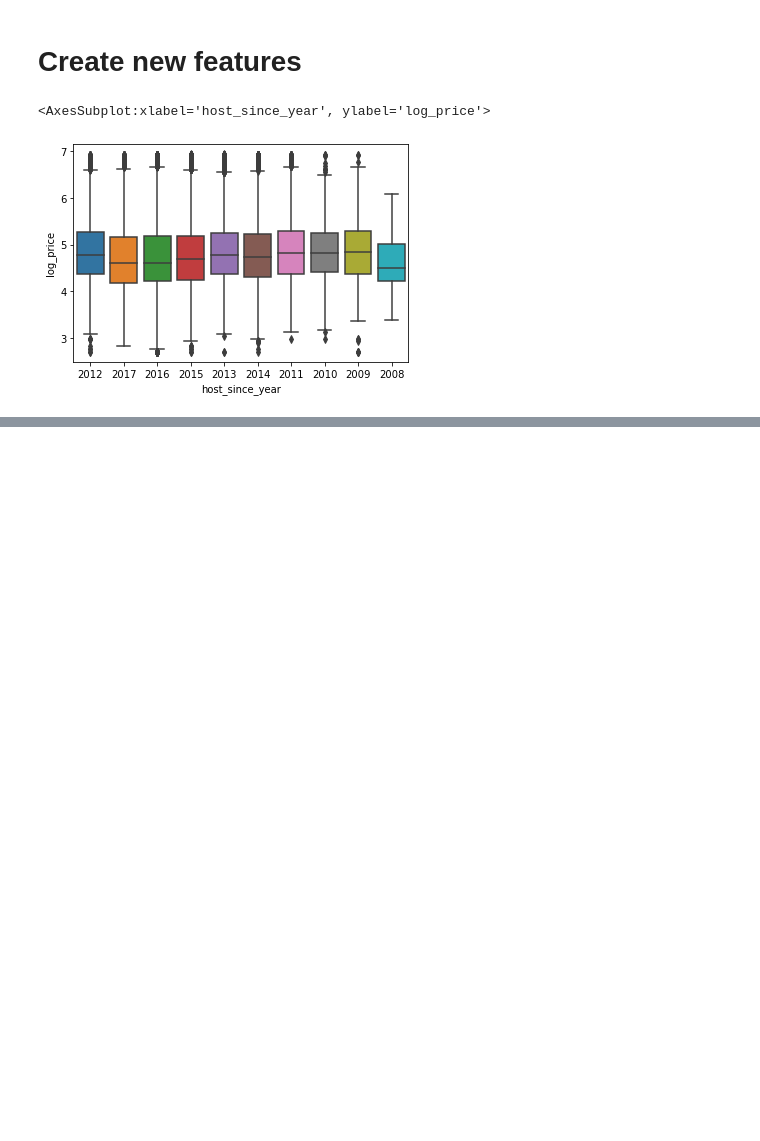
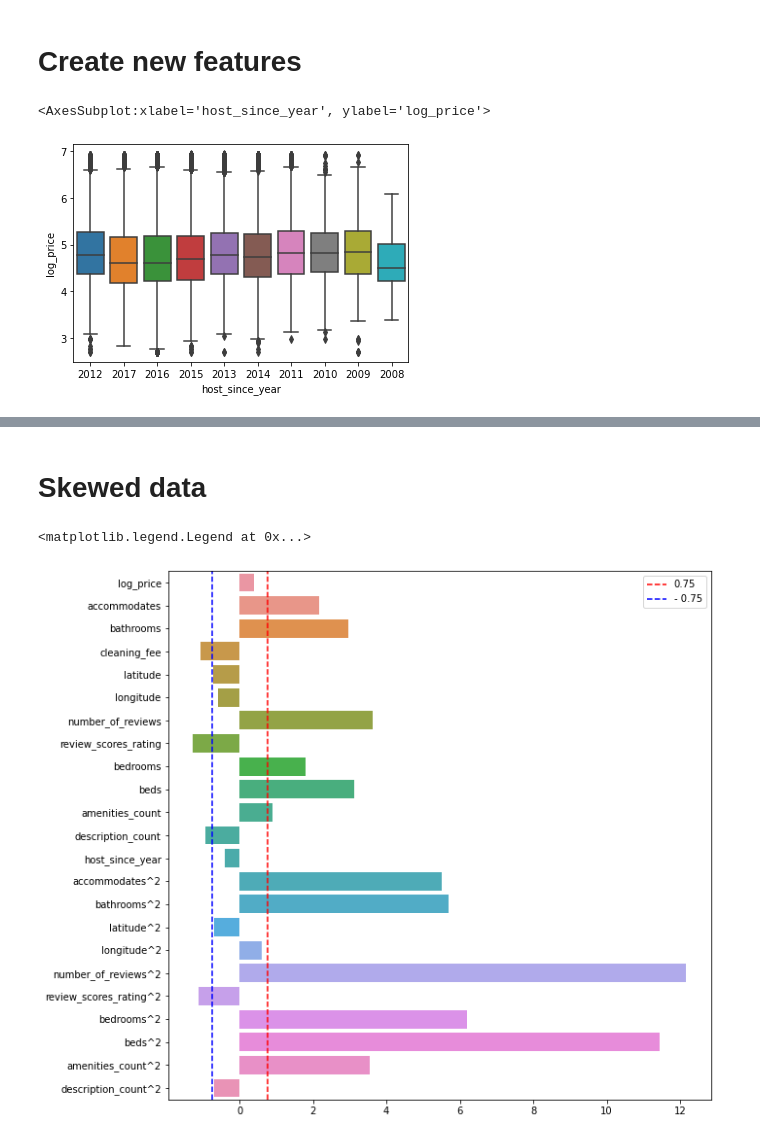
Before and after one commit to phantommarheaven7621/AirBnB-price-prediction, a Jupyter notebook: AirBnb_Price _Prediction.ipynb, the cells around one changed output, grey strips where cells are left out. Drawn from its saved outputs; the diff is of its cells as text; code cells hidden in the pictures; blank space fills up the shorter version.

```diff
--- a/AirBnb_Price _Prediction.ipynb
+++ b/AirBnb_Price _Prediction.ipynb
@@ -476,0 +472,18 @@ for col in num_cols:
+# %% [markdown]
+# Skewed data
+# %%
+# Set skew limit to 0.75
+skew_limit = 0.75
+
+# Get a Series of each numerical column with its skewness
+skew_vals = df.skew()
+# %%
+# Plot skewness
+fig = plt.figure(figsize=(10,10))
+sns.barplot(x=skew_vals.values, y=skew_vals.index)
+plt.axvline(x=0.75, color='r', linestyle='--', label='0.75')
+plt.axvline(x=-0.75, color='b', linestyle='--', label='- 0.75')
+plt.legend()
+# %% [output]
+<matplotlib.legend.Legend at 0x...>
+[figure, added]
```
Also changed, not shown: parts of 21 cells of this notebook.
